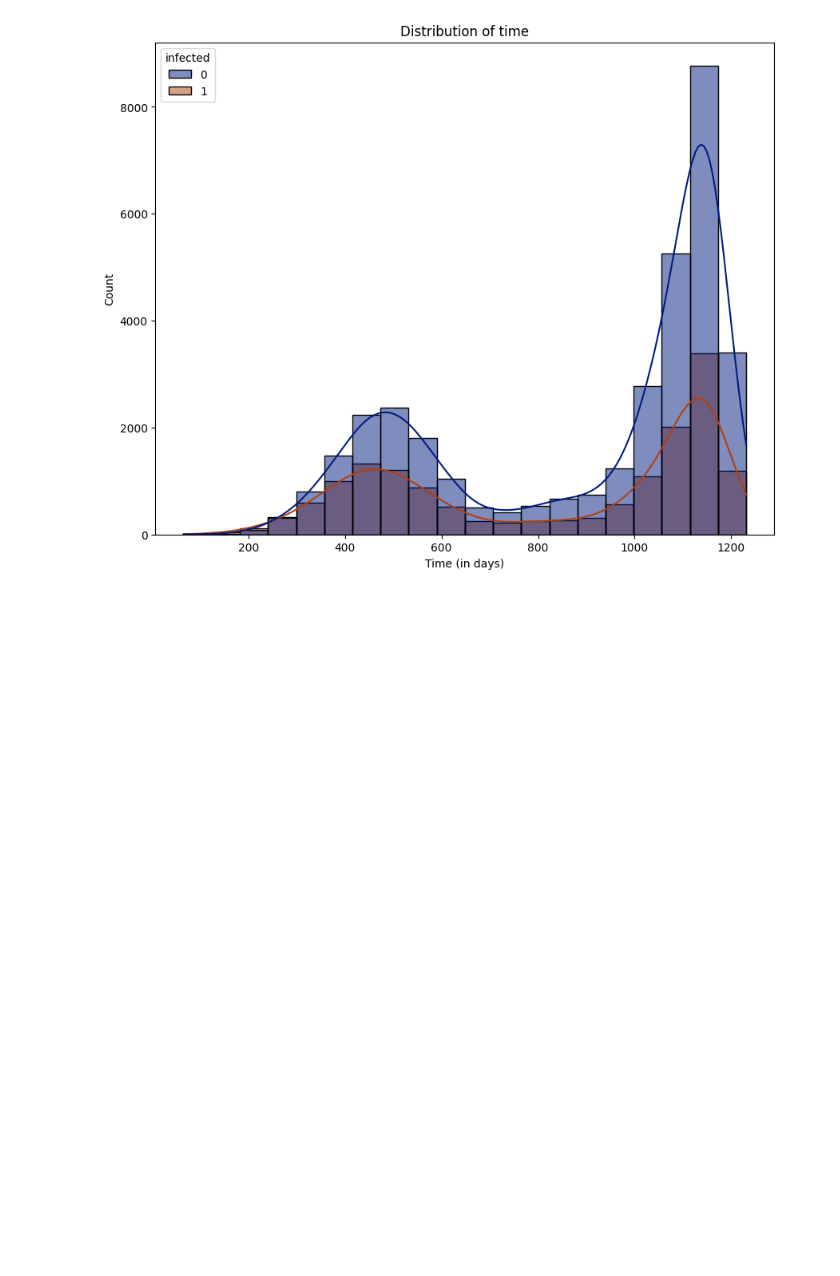
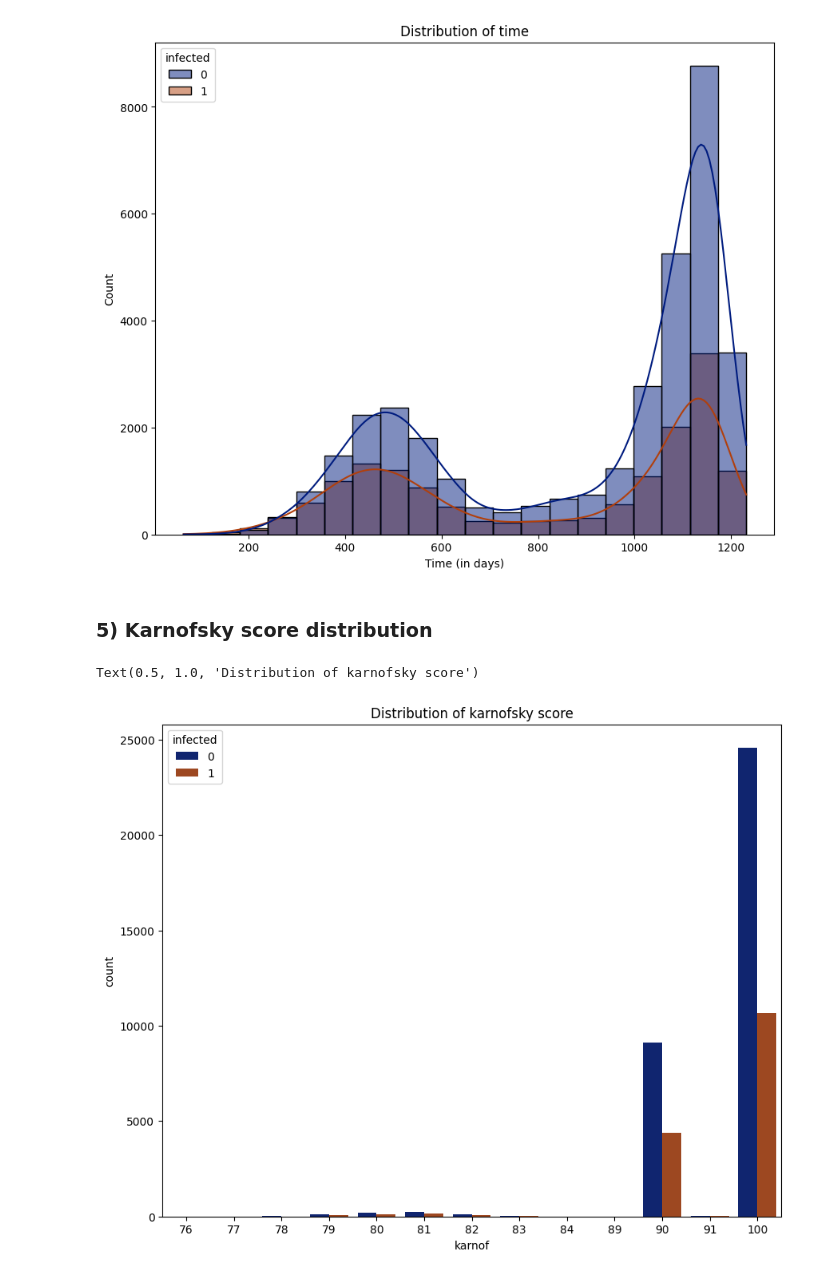
Before and after one commit to yanicodeverse/AIDS_Virus_Infection_Prediction, a Jupyter notebook: AIDS.ipynb, the cells around one changed output. Cells and saved outputs as stored; diff of their text form; code cells hidden in the pictures; blank space fills up the shorter version.

```diff
--- a/AIDS.ipynb
+++ b/AIDS.ipynb
@@ -258,3 +259,13 @@ plt.xlabel("Time (in days)")
 # %% [output]
 Text(0.5, 0, 'Time (in days)')
 [figure]
+# %% [markdown]
+### 5) Karnofsky score distribution
+# %%
+# karnoffsky score distribution
+plt.figure(figsize=(10, 8))
+sns.countplot(x='karnof', data=df, hue='infected', palette='dark', )
+plt.title("Distribution of karnofsky score")
+# %% [output]
+Text(0.5, 1.0, 'Distribution of karnofsky score')
+[figure, added]
```
Also changed, not shown: parts of 21 cells of this notebook.
